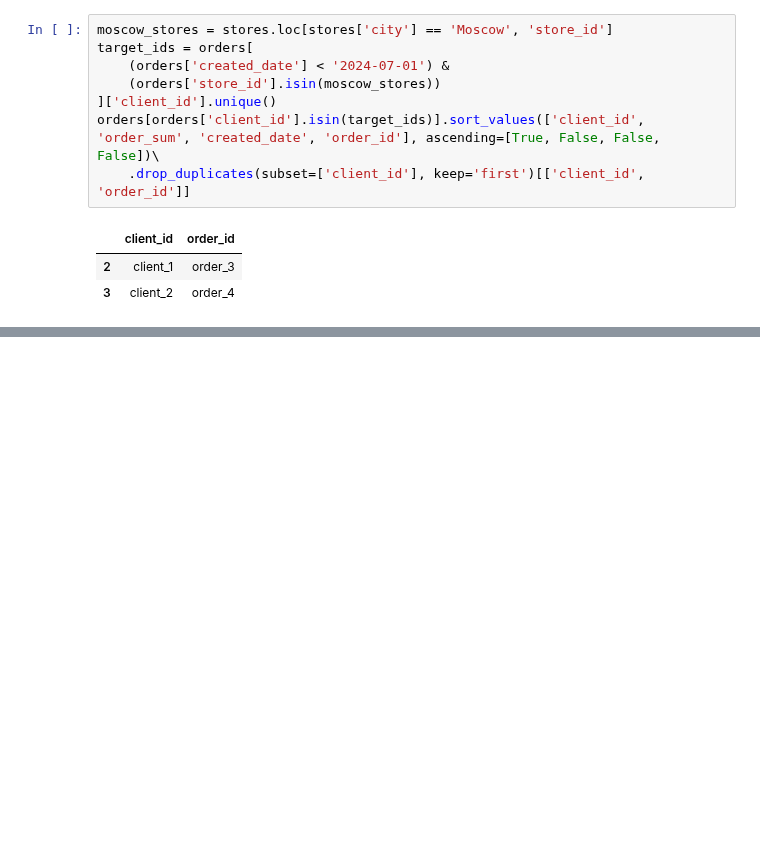
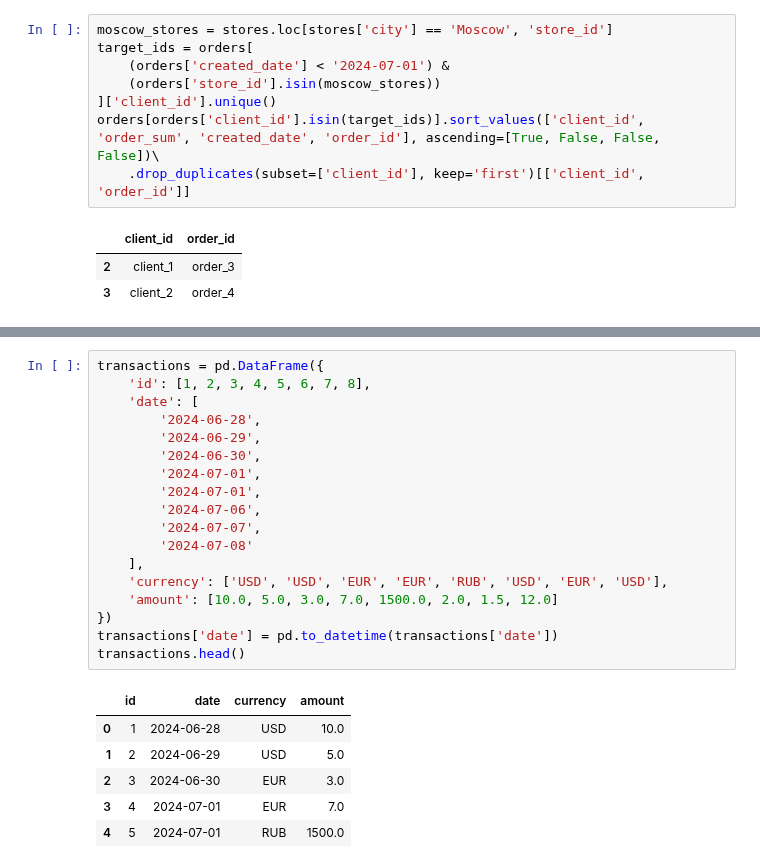
Before and after one commit to Praldmur/Tasks, a Jupyter notebook: course_sql_interview.ipynb, the cells around one changed output, grey strips where cells are left out. Saved outputs shown, nothing was run; the diff lists cells and outputs as text; blank space fills up the shorter version.

```diff
--- a/course_sql_interview.ipynb
+++ b/course_sql_interview.ipynb
@@ -1698,0 +1716,25 @@ orders[orders['client_id'].isin(target_ids)].sort_values(['client_id', 'order_su
+# %%
+transactions = pd.DataFrame({
+    'id': [1, 2, 3, 4, 5, 6, 7, 8],
+    'date': [
+        '2024-06-28',
+        '2024-06-29',
+        '2024-06-30',
+        '2024-07-01',
+        '2024-07-01',
+        '2024-07-06',
+        '2024-07-07',
+        '2024-07-08'
+    ],
+    'currency': ['USD', 'USD', 'EUR', 'EUR', 'RUB', 'USD', 'EUR', 'USD'],
+    'amount': [10.0, 5.0, 3.0, 7.0, 1500.0, 2.0, 1.5, 12.0]
+})
+transactions['date'] = pd.to_datetime(transactions['date'])
+transactions.head()
+# %% [output]
+|  | id | date | currency | amount |
+| 0 | 1 | 2024-06-28 | USD | 10.0 |
+| 1 | 2 | 2024-06-29 | USD | 5.0 |
+| 2 | 3 | 2024-06-30 | EUR | 3.0 |
+| 3 | 4 | 2024-07-01 | EUR | 7.0 |
+| 4 | 5 | 2024-07-01 | RUB | 1500.0 |
```
Also changed, not shown: parts of 4 cells of this notebook.
